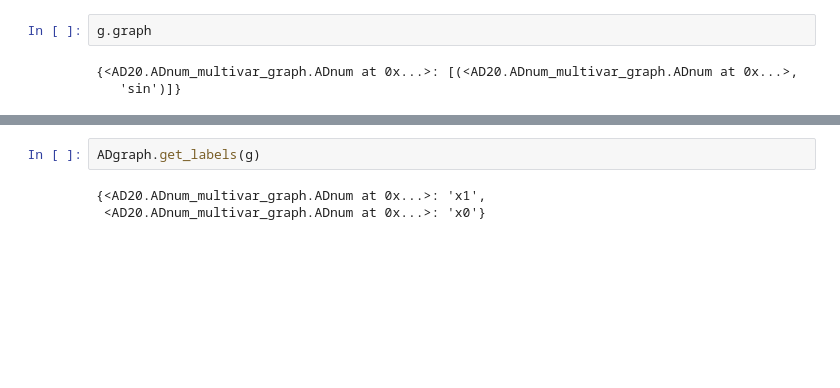
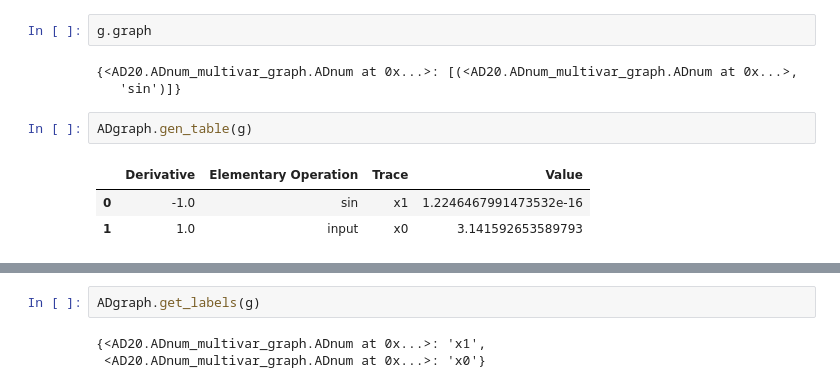
Before and after one commit to CS207-AD20/cs207-FinalProject, a Jupyter notebook: docs/LindseyPlaying.ipynb, the cells around one changed output, grey strips where cells are left out. Drawn from its saved outputs; the diff is of its cells as text; blank space fills up the shorter version.

```diff
--- a/docs/LindseyPlaying.ipynb
+++ b/docs/LindseyPlaying.ipynb
@@ -75,6 +87,12 @@ g.graph
 # %% [output]
 {<AD20.ADnum_multivar_graph.ADnum at 0x...>: [(<AD20.ADnum_multivar_graph.ADnum at 0x...>,
    'sin')]}
+# %%
+ADgraph.gen_table(g)
+# %% [output]
+|  | Derivative | Elementary Operation | Trace | Value |
+| 0 | -1.0 | sin | x1 | 1.2246467991473532e-16 |
+| 1 | 1.0 | input | x0 | 3.141592653589793 |
 # %%
 import AD20.ADgraph as ADgraph
 ADgraph.draw_graph(g)
```
Also changed, not shown: parts of 5 cells of this notebook, 4 other files.
